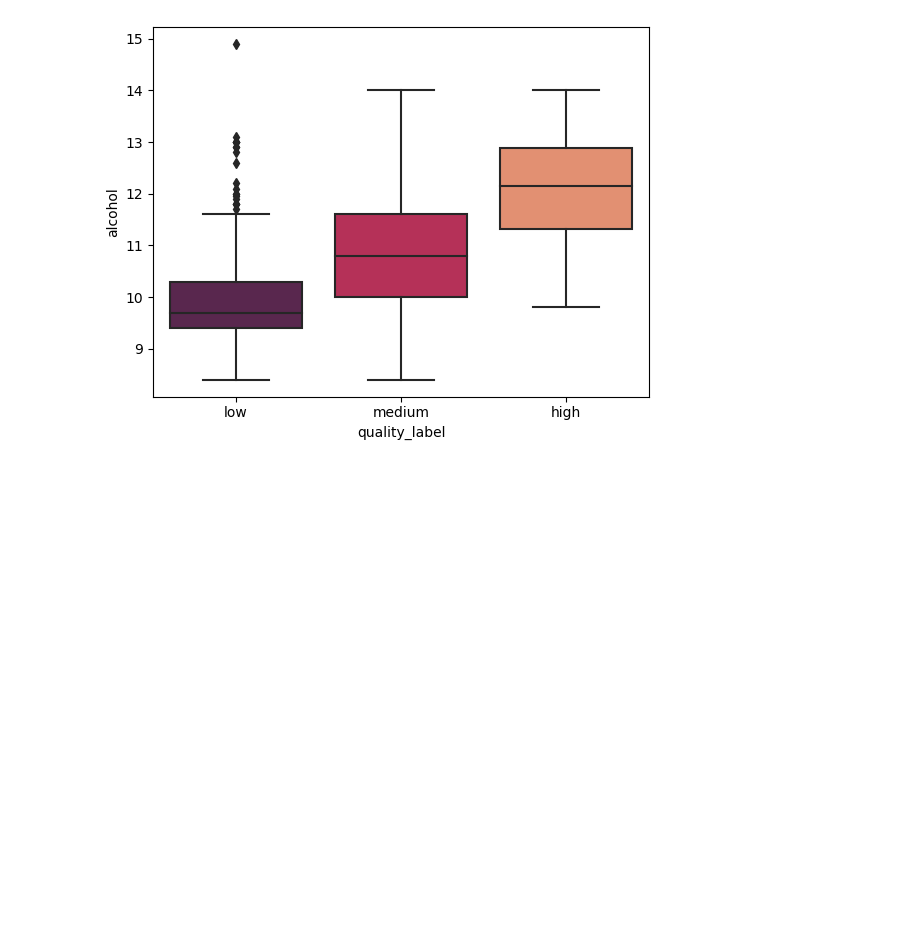
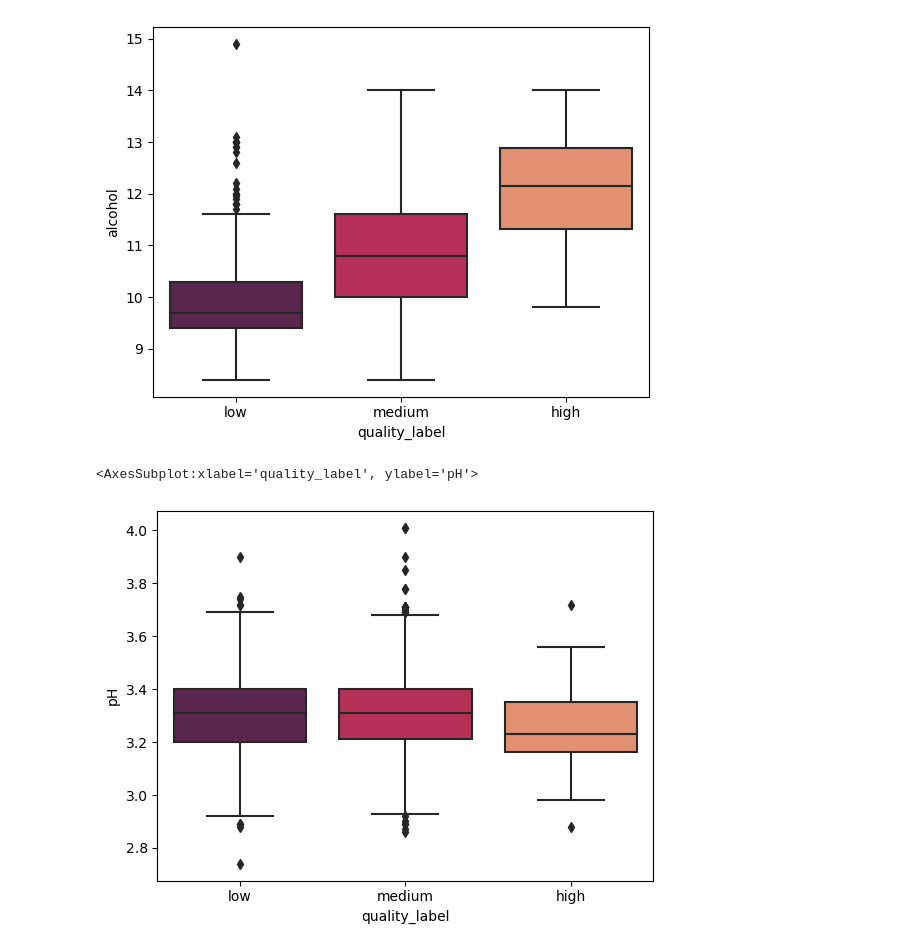
Before and after one commit to NiaLucia/Sprint2, a Jupyter notebook: wine_project.ipynb, the cells around one changed output. Cells and saved outputs as stored; diff of their text form; code cells hidden in the pictures; blank space fills up the shorter version.

Commit message:
EDA wine project

```diff
--- a/wine_project.ipynb
+++ b/wine_project.ipynb
@@ -266,3 +266,10 @@ sns.boxplot(data=red_wines, x= "quality_label", y= "alcohol", palette= "rocket")
 # %% [output]
 <AxesSubplot:xlabel='quality_label', ylabel='alcohol'>
 [figure]
+# %%
+# boxplot pH & QUALITY RED WINE
+
+sns.boxplot(data=red_wines, x= "quality_label", y= "pH", palette= "rocket")
+# %% [output]
+<AxesSubplot:xlabel='quality_label', ylabel='pH'>
+[figure, added]
```
Also changed, not shown: parts of 2 cells of this notebook.
